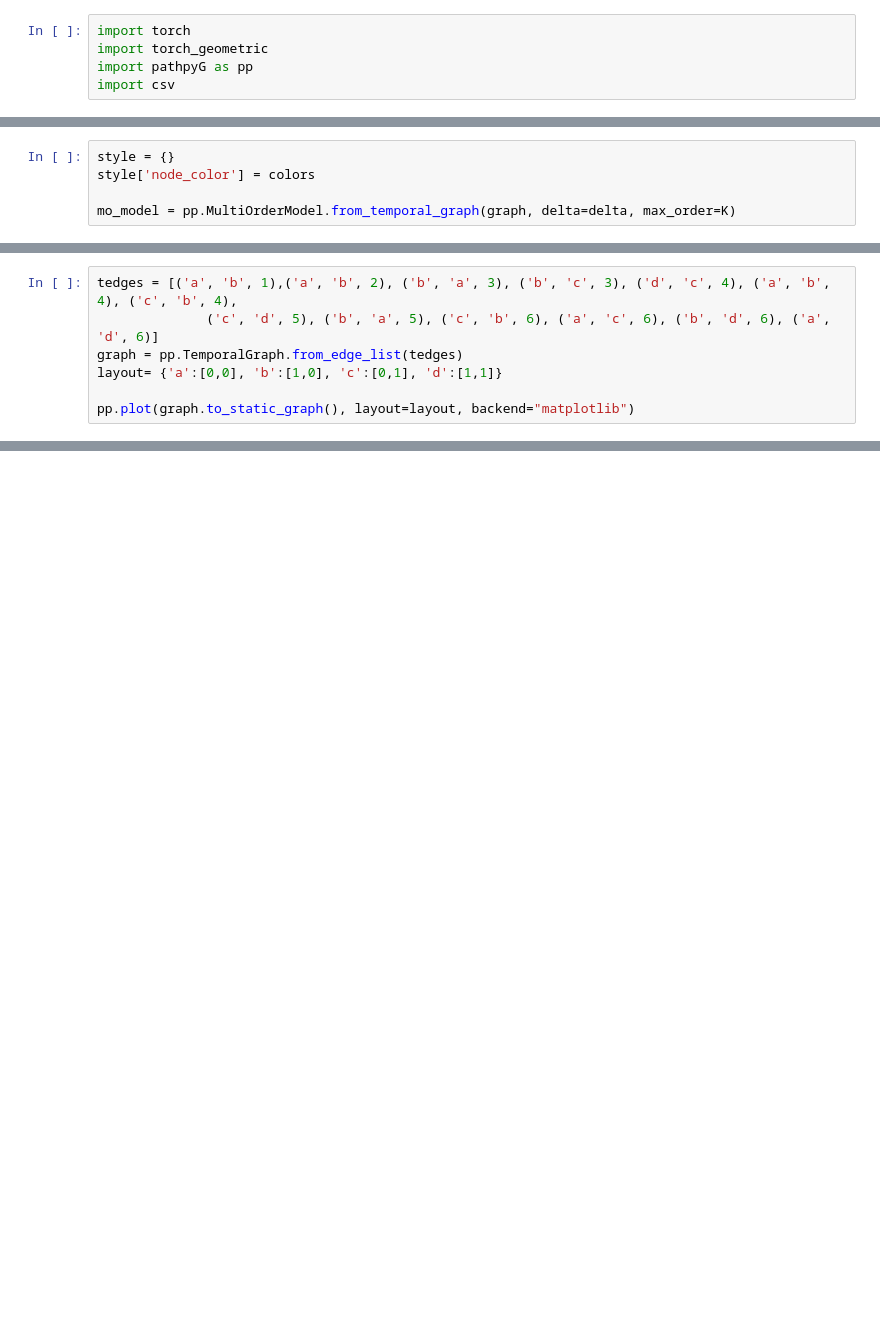
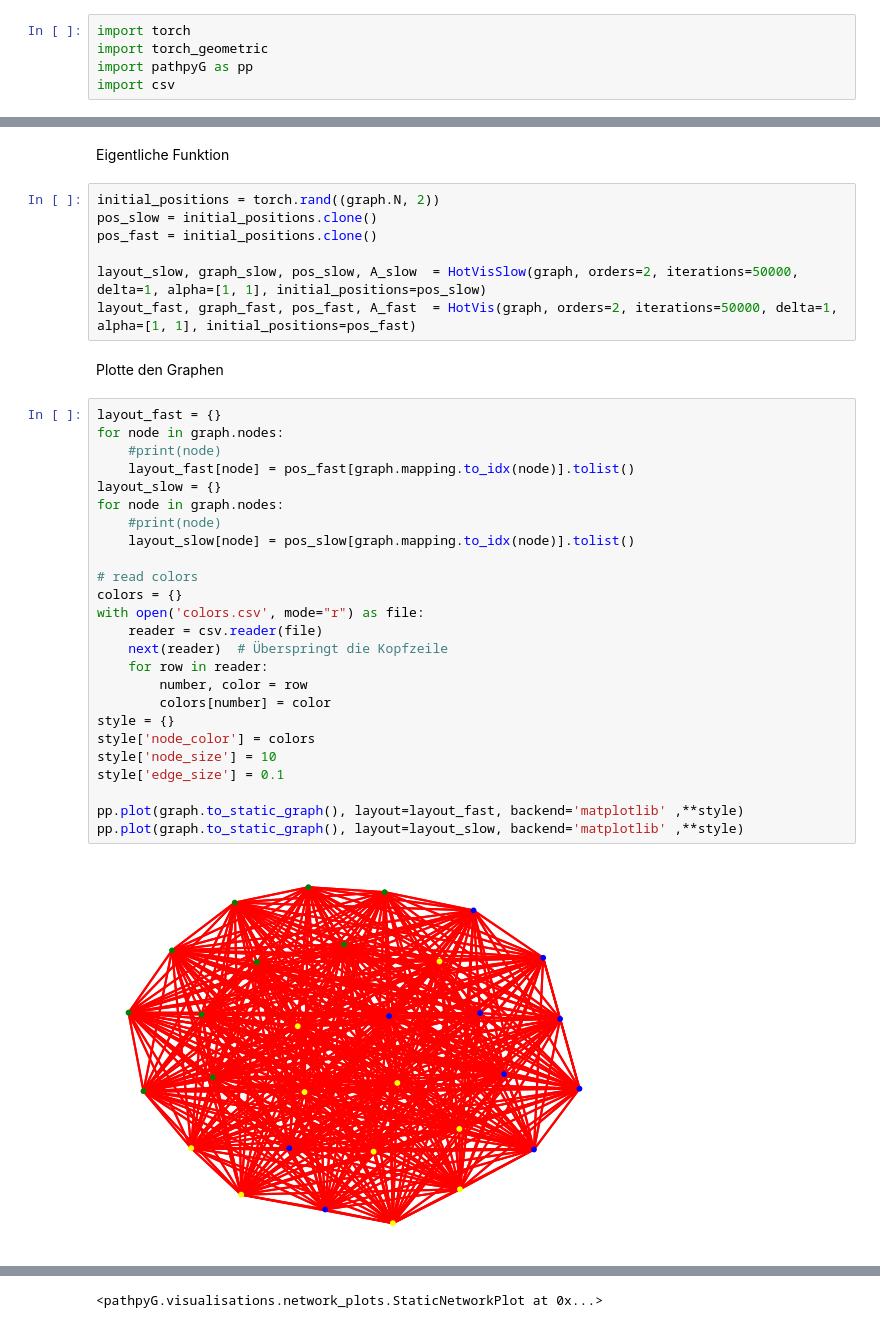
Before and after one commit to jusch2109/pathpyG, a Jupyter notebook: src/pathpyG/visualisations/Project_JS/HotVis.ipynb, the cells around one changed output, grey strips where cells are left out. Drawn from its saved outputs; the diff is of its cells as text; blank space fills up the shorter version.

```diff
--- a/src/pathpyG/visualisations/Project_JS/HotVis.ipynb
+++ b/src/pathpyG/visualisations/Project_JS/HotVis.ipynb
@@ -70,5 +5,0 @@ Wir benötigen folgende Informationen: Für die Kante $((v_0, ..., v_{k-1}), (v_
-# %%
-style = {}
-style['node_color'] = colors
-
-mo_model = pp.MultiOrderModel.from_temporal_graph(graph, delta=delta, max_order=K)
@@ -436,7 +5,0 @@ def is_on_segment(p, q, r):
-# %%
-tedges = [('a', 'b', 1),('a', 'b', 2), ('b', 'a', 3), ('b', 'c', 3), ('d', 'c', 4), ('a', 'b', 4), ('c', 'b', 4),
-              ('c', 'd', 5), ('b', 'a', 5), ('c', 'b', 6), ('a', 'c', 6), ('b', 'd', 6), ('a', 'd', 6)]
-graph = pp.TemporalGraph.from_edge_list(tedges)
-layout= {'a':[0,0], 'b':[1,0], 'c':[0,1], 'd':[1,1]}
-
-pp.plot(graph.to_static_graph(), layout=layout, backend="matplotlib")
@@ -498,0 +383,38 @@ Das Ergebnis ist damit $ \frac{15.84}{8.49} = 1.87$. Damit ist auch der von der
+# %% [markdown]
+Eigentliche Funktion
+# %%
+initial_positions = torch.rand((graph.N, 2))
+pos_slow = initial_positions.clone()
+pos_fast = initial_positions.clone()
+
+layout_slow, graph_slow, pos_slow, A_slow  = HotVisSlow(graph, orders=2, iterations=50000, delta=1, alpha=[1, 1], initial_positions=pos_slow)
+layout_fast, graph_fast, pos_fast, A_fast  = HotVis(graph, orders=2, iterations=50000, delta=1, alpha=[1, 1], initial_positions=pos_fast)
+# %% [markdown]
+Plotte den Graphen
+# %%
+layout_fast = {}
+for node in graph.nodes:
+    #print(node)
+    layout_fast[node] = pos_fast[graph.mapping.to_idx(node)].tolist()
+layout_slow = {}
+for node in graph.nodes:
+    #print(node)
+    layout_slow[node] = pos_slow[graph.mapping.to_idx(node)].tolist()
+
+# read colors
+colors = {}
+with open('colors.csv', mode="r") as file:
+    reader = csv.reader(file)
+    next(reader)  # Überspringt die Kopfzeile
+    for row in reader:
+        number, color = row
+        colors[number] = color
+style = {}
+style['node_color'] = colors
+style['node_size'] = 10
+style['edge_size'] = 0.1
+
+pp.plot(graph.to_static_graph(), layout=layout_fast, backend='matplotlib' ,**style)
+pp.plot(graph.to_static_graph(), layout=layout_slow, backend='matplotlib' ,**style)
+# %% [output]
+[figure, added]
@@ -498,0 +422 @@ Das Ergebnis ist damit $ \frac{15.84}{8.49} = 1.87$. Damit ist auch der von der
+<pathpyG.visualisations.network_plots.StaticNetworkPlot at 0x...>
```
Also changed, not shown: parts of 62 cells of this notebook, 2 other files.
